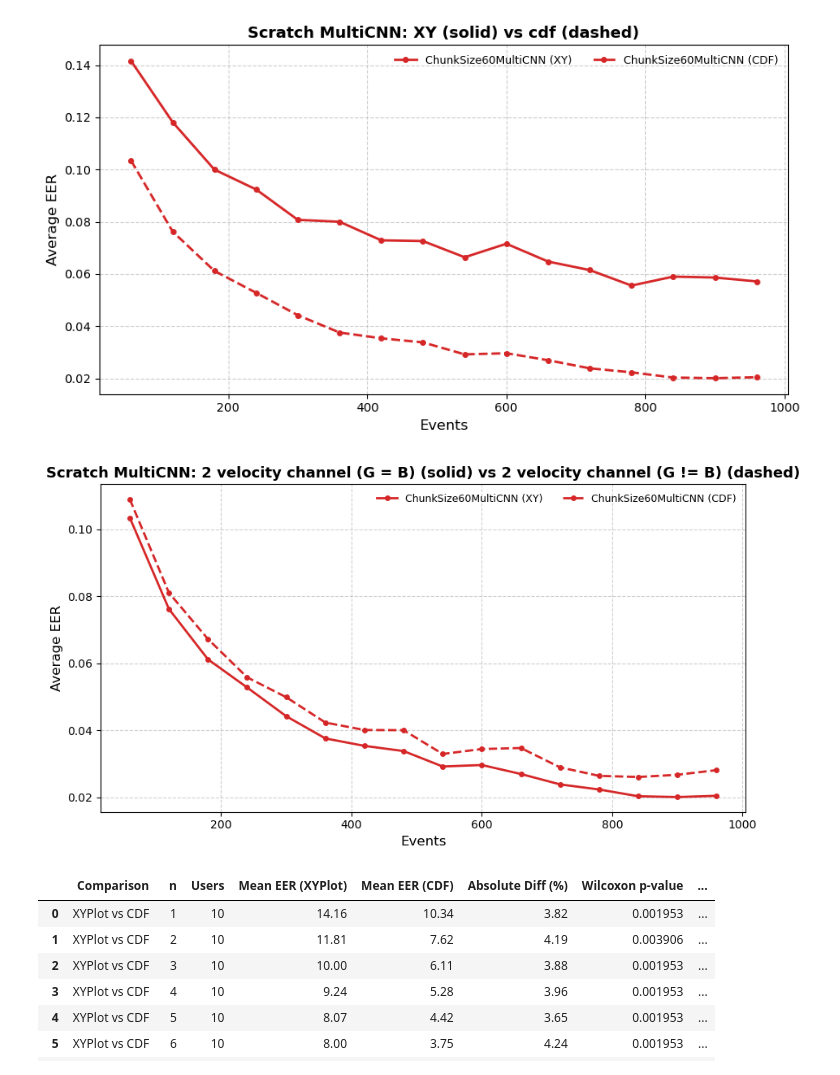
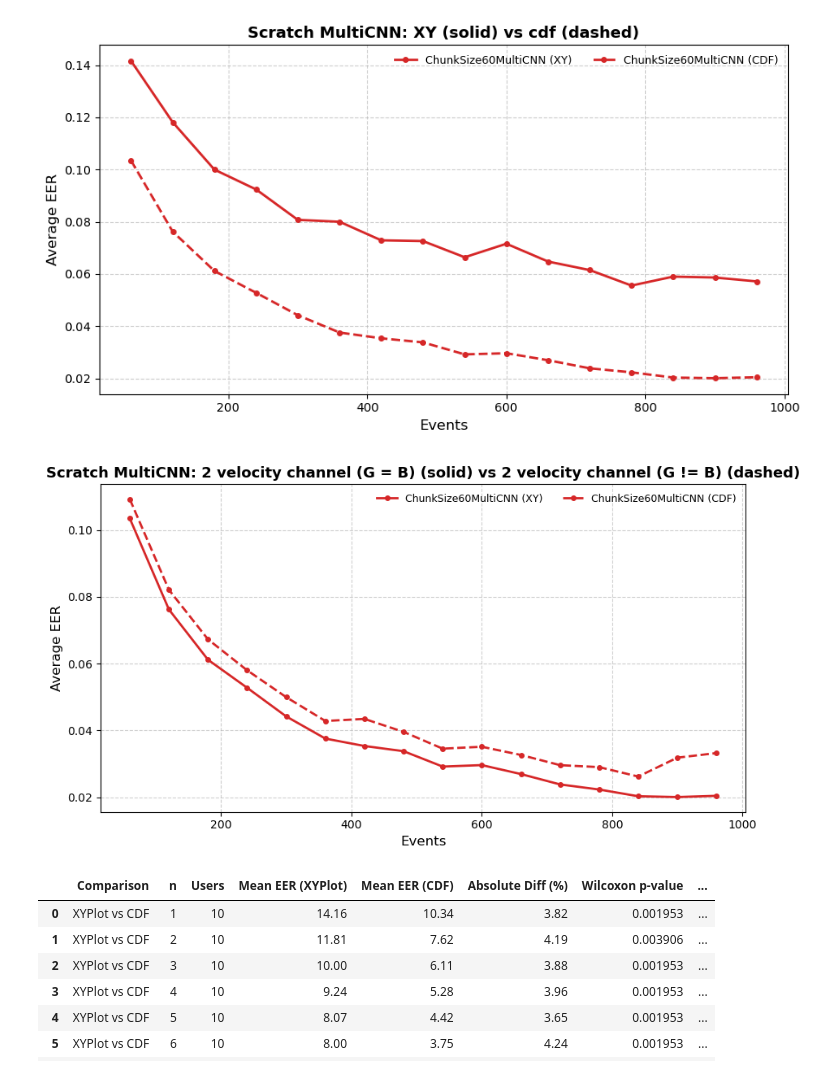
Before and after one commit to S-lijun/Mouse_Dynamics, a Jupyter notebook: Final_Results.ipynb, the cells around one changed output. Saved outputs shown, nothing was run; the diff lists cells and outputs as text; code cells hidden in the pictures.

```diff
--- a/Final_Results.ipynb
+++ b/Final_Results.ipynb
@@ -476,12 +476,12 @@ plot_chunk_xy_cdf_curves(
 # %%
 plot_chunk_xy_cdf_curves(
     xy_dir="Results/224/Scratch_MultiCNN/SRP/VelocityChannel",
-    cdf_dir="Results/224/Scratch_MultiCNN/SRP/test_velocity_sym",
+    cdf_dir="Results/224/Scratch_MultiCNN/SRP/VelocitySymChannel",
     title="Scratch MultiCNN: 2 velocity channel (G = B) (solid) vs 2 velocity channel (G != B) (dashed)",
     max_event=1000
 )
 # %% [output]
-[figure, old version]
+[figure, new version]
 # %%
 from statistics_things.wilcoxon_curve_compare import wilcoxon_curve_test
 
```
Also changed, not shown: 5 other files.
